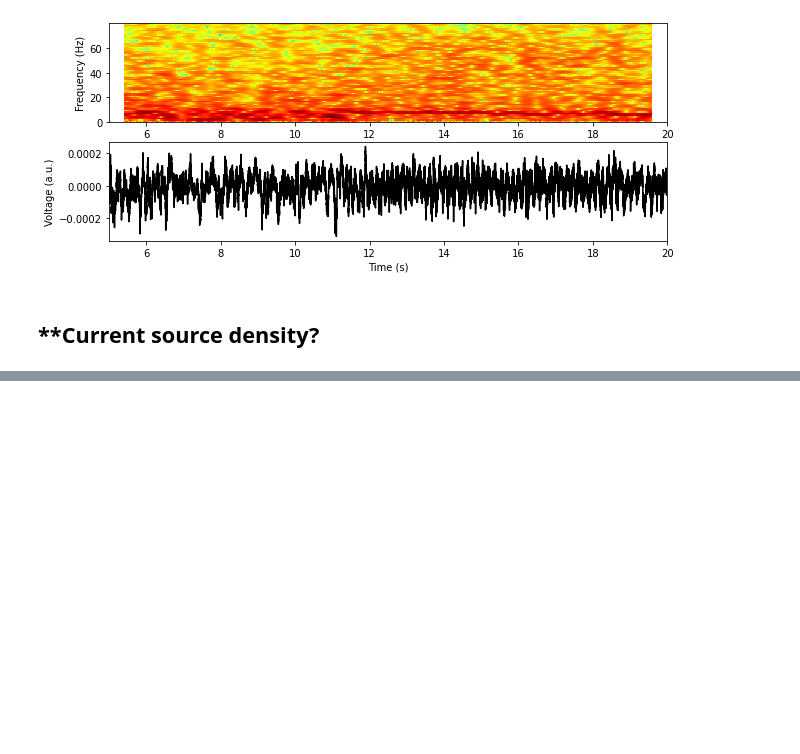
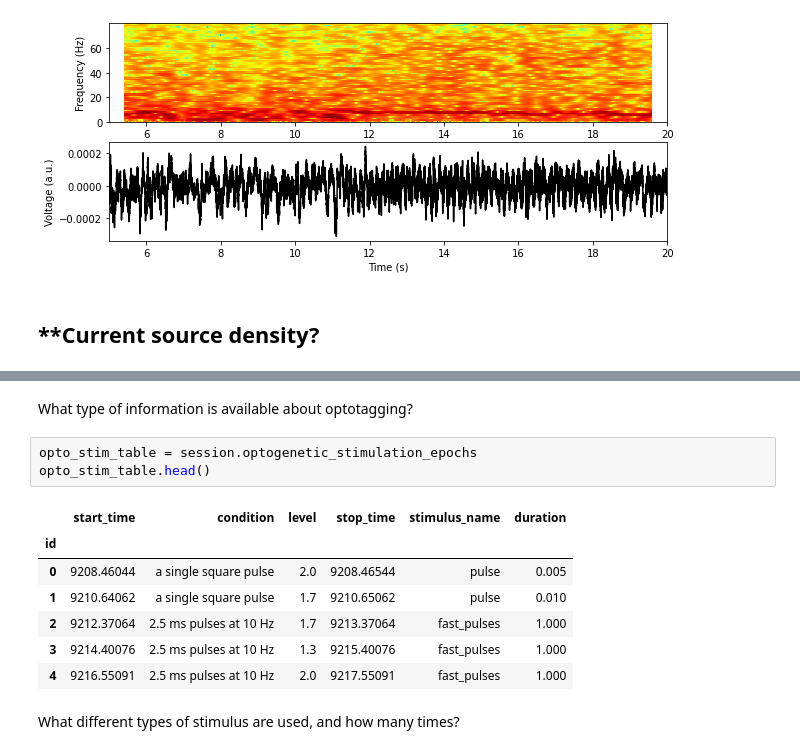
Before and after one commit to AllenInstitute/swdb_2021, a Jupyter notebook: DynamicBrain/Neuropixels_walkthrough.ipynb, the cells around one changed output, grey strips where cells are left out. Cells and saved outputs as stored; diff of their text form; blank space fills up the shorter version.

```diff
--- a/DynamicBrain/Neuropixels_walkthrough.ipynb
+++ b/DynamicBrain/Neuropixels_walkthrough.ipynb
@@ -1490,0 +1518,15 @@ plt.show()
+# %% [markdown]
+What type of information is available about optotagging?
+# %%
+opto_stim_table = session.optogenetic_stimulation_epochs
+opto_stim_table.head()
+# %% [output]
+|  | start_time | condition | level | stop_time | stimulus_name | duration |
+| id |  |  |  |  |  |  |
+| 0 | 9208.46044 | a single square pulse | 2.0 | 9208.46544 | pulse | 0.005 |
+| 1 | 9210.64062 | a single square pulse | 1.7 | 9210.65062 | pulse | 0.010 |
+| 2 | 9212.37064 | 2.5 ms pulses at 10 Hz | 1.7 | 9213.37064 | fast_pulses | 1.000 |
+| 3 | 9214.40076 | 2.5 ms pulses at 10 Hz | 1.3 | 9215.40076 | fast_pulses | 1.000 |
+| 4 | 9216.55091 | 2.5 ms pulses at 10 Hz | 2.0 | 9217.55091 | fast_pulses | 1.000 |
+# %% [markdown]
+What different types of stimulus are used, and how many times?
```
Also changed, not shown: parts of 12 cells of this notebook.
